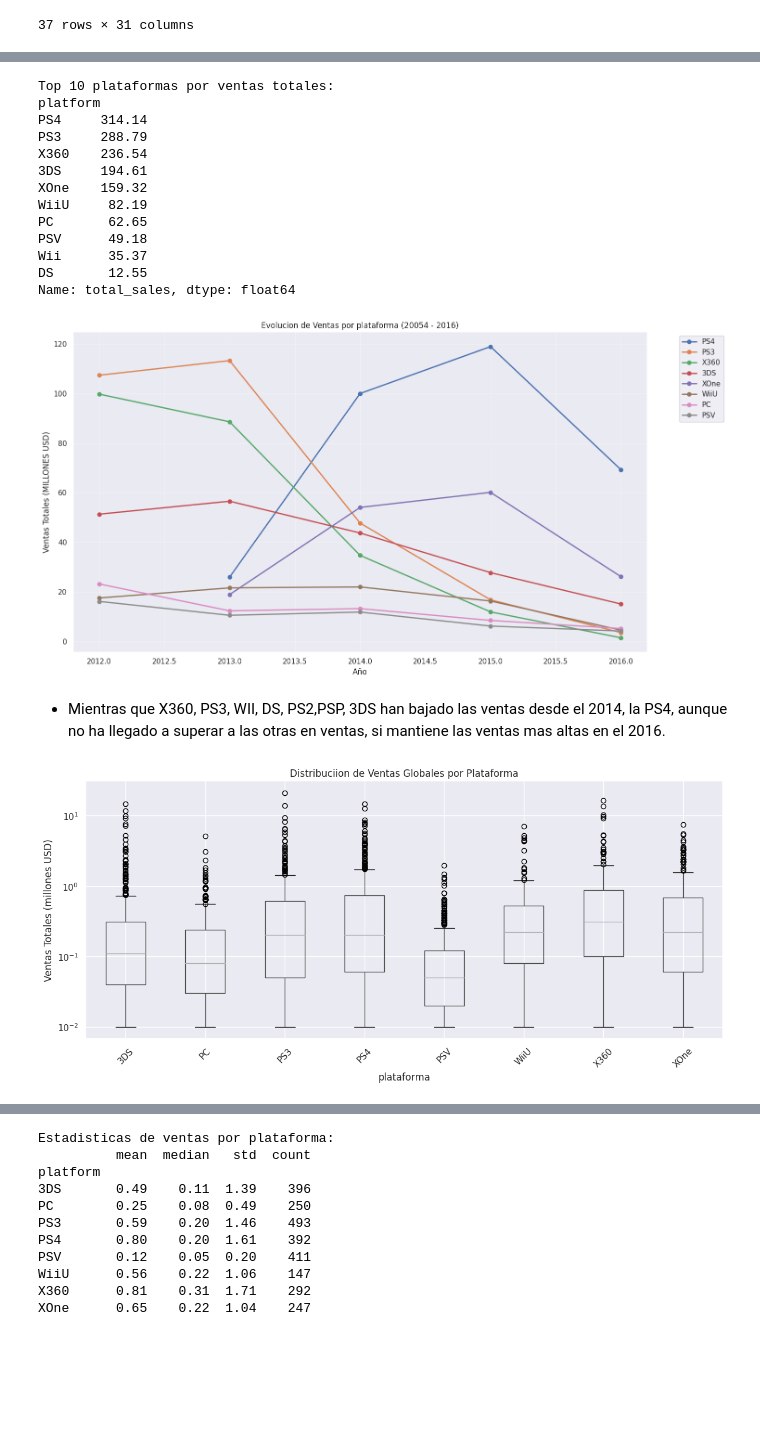
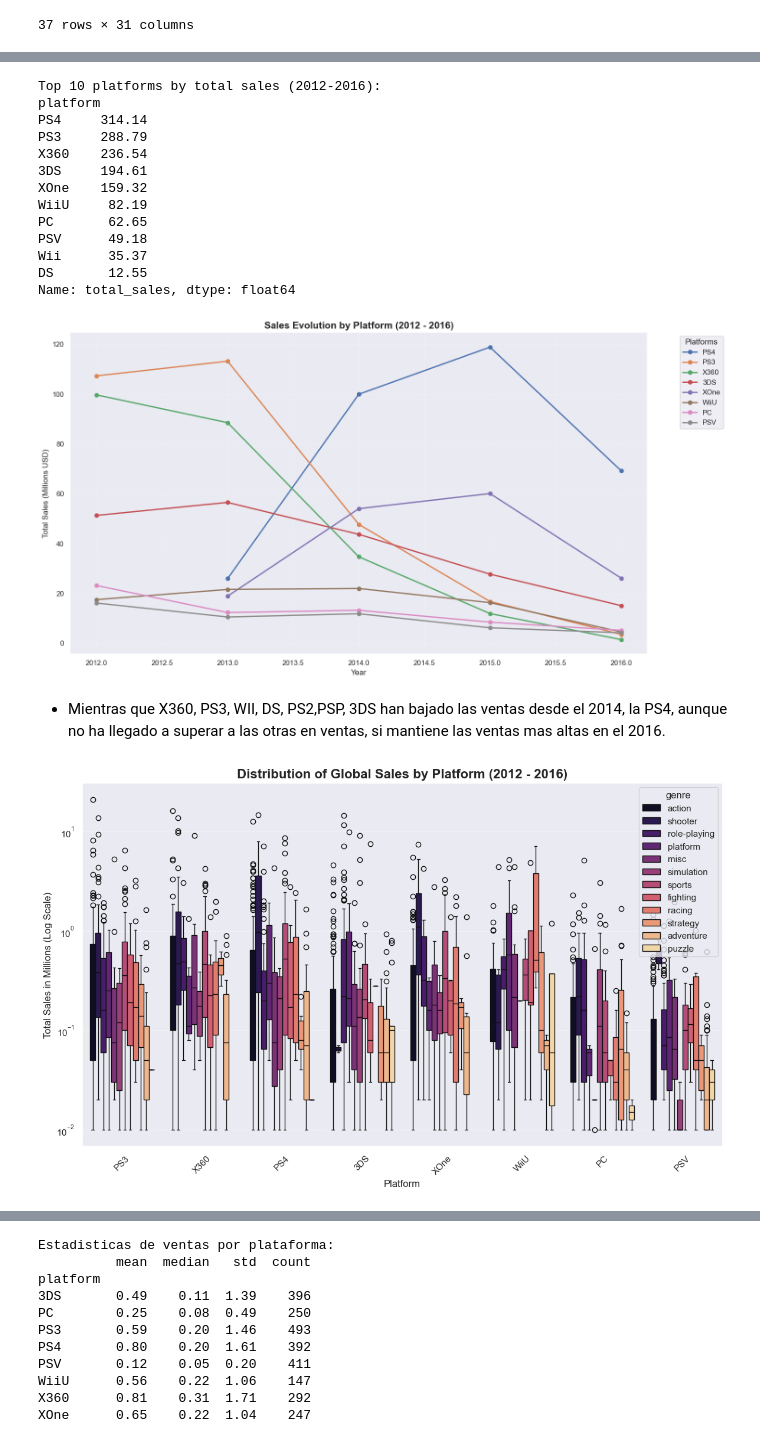
Before and after one commit to juliethrodri24-web/analisis_ventas_videojuegos_tienda, a Jupyter notebook: notebook.ipynb, the cells around one changed output, grey strips where cells are left out. Saved outputs shown, nothing was run; the diff lists cells and outputs as text; code cells hidden in the pictures; blank space fills up the shorter version.

Commit message:
Update the platform's sales box diagram with color to analyze subcategory performance.

```diff
--- a/notebook.ipynb
+++ b/notebook.ipynb
@@ -871,13 +865,13 @@ tambien vemos que PS4 que es la que mas ventas tiene en 2016 tuvo su pico mas al
 # %%
-### ANALIZO VENTAS TOTALES POR PLATAFORMA
+### ANALYZING TOTAL SALES PER PLATFORM
 
-#Ventas totales por plataforma (datos filtrados 2005+)
-ventas_totales_plataforma = games_filtered.groupby('platform')['total_sales'].sum().sort_values(ascending=False)
+# Total sales per platform (Filtered data from 2012 onwards)
+total_sales_per_platform = games_filtered.groupby('platform')['total_sales'].sum().sort_values(ascending=False)
 
-print("Top 10 plataformas por ventas totales:")
-print(ventas_totales_plataforma.head(10))
+print("Top 10 platforms by total sales (2012-2016):")
+print(total_sales_per_platform.head(10))
 # %% [output]
-Top 10 plataformas por ventas totales:
+Top 10 platforms by total sales (2012-2016):
 platform
 PS4     314.14
 PS3     288.79
@@ -891,43 +885,57 @@ Wii      35.37
 DS       12.55
 Name: total_sales, dtype: float64
 # %%
-### VISUALIZO EVOLUCION DE LAS TOP N8 PLATAFORMAS
-top_8_plataformas = ventas_totales_plataforma.head(8).index
+### VISUALIZING THE EVOLUTION OF THE TOP 8 PLATFORMS
+# Getting the index of the top 8 platforms by total sales
+top_8_platforms = total_sales_per_platform.head(8).index
 
 plt.figure(figsize=(15, 8))
-for plataforma in top_8_plataformas:
-    data = ventas_año_plataforma[ventas_año_plataforma['platform'] == plataforma]
-    plt.plot(data['year_of_release'], data['total_sales'], marker='o', label=plataforma, linewidth=2)
 
-plt.xlabel('Año')
-plt.ylabel('Ventas Totales (MILLONES USD)')
-plt.title("Evolucion de Ventas por plataforma (20054 - 2016)")
-plt.legend(bbox_to_anchor=(1.05, 1), loc='upper left')
+# Loop through each platform to plot its trend
+for platform in top_8_platforms:
+    data = annual_platform_sales[annual_platform_sales['platform'] == platform]
+    plt.plot(data['year_of_release'], data['total_sales'], marker='o', label=platform, linewidth=2)
+
+# Professional labels and formatting
+plt.xlabel('Year')
+plt.ylabel('Total Sales (Millions USD)')
+plt.title("Sales Evolution by Platform (2012 - 2016)", fontsize=15, fontweight='bold')
+
+# Placing the legend outside for better visibility
+plt.legend(title="Platforms", bbox_to_anchor=(1.05, 1), loc='upper left')
+
 plt.grid(True, alpha=0.3)
 plt.tight_layout()
 plt.show()
 # %% [output]
-[figure, old version]
+[figure, new version]
 # %% [markdown]
 - Mientras que X360, PS3, WII, DS, PS2,PSP, 3DS han bajado las ventas desde el 2014, la PS4, aunque no ha llegado a superar a las otras en ventas, si mantiene las ventas mas altas en el 2016.
 # %%
+### CREATING A BOXPLOT FOR GLOBAL SALES
 
-### CREO DIAGRAMA DE CAJA PARA VENTAS GLOBALES
+## SELECTING THE TOP 8 PLATFORMS FOR THE BOXPLOT
+top_platforms_boxplot = total_sales_per_platform.head(8).index
+games_boxplot_data = games_filtered[games_filtered['platform'].isin(top_platforms_boxplot)]
 
-## SELECCIONO LAS TOP 6-8 PLATAFORMAS PARA EL BOXPLOT
-top_plataformas_boxplot = ventas_totales_plataforma.head(8).index
-games_boxplot = games_filtered[games_filtered['platform'].isin(top_plataformas_boxplot)]
+import seaborn as sns
 
-plt.figure(figsize=(12, 6))
-games_boxplot.boxplot(column='total_sales', by='platform', ax=plt.gca())
-plt.title('Distribuciion de Ventas Globales por Plataforma')
-plt.xlabel('plataforma')
-plt.ylabel('Ventas Totales (millones USD)')
+plt.figure(figsize=(14, 8))
+
+# Using Seaborn for a more professional look
+sns.boxplot(x='platform', y='total_sales', data=games_boxplot_data, palette='magma', hue='genre')
+
+# Applying logarithmic scale as suggested by the reviewer
+plt.yscale('log')
+
+# Professional labels and titles
+plt.title('Distribution of Global Sales by Platform (2012 - 2016)', fontsize=16, fontweight='bold')
+plt.xlabel('Platform', fontsize=12)
+plt.ylabel('Total Sales in Millions (Log Scale)', fontsize=12)
+
+# Styling the layout
 plt.xticks(rotation=45)
-plt.suptitle('')
-plt.tight_layout()
-plt.yscale('log')# agrego escala logaritmica por sugerencia de mi revisor
-
+plt.grid(axis='y', linestyle='--', alpha=0.5)
 plt.show()
 # %% [output]
-[figure, old version]
+[figure, new version]
```
Also changed, not shown: parts of 22 cells of this notebook.
